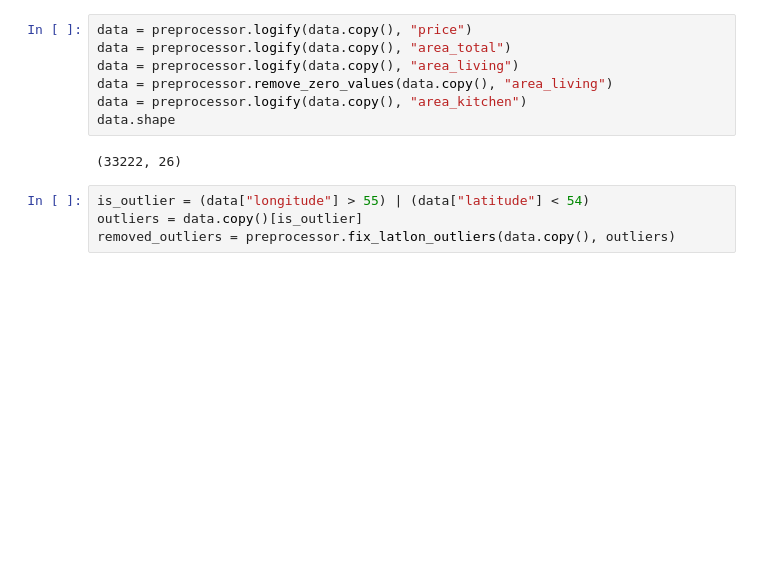
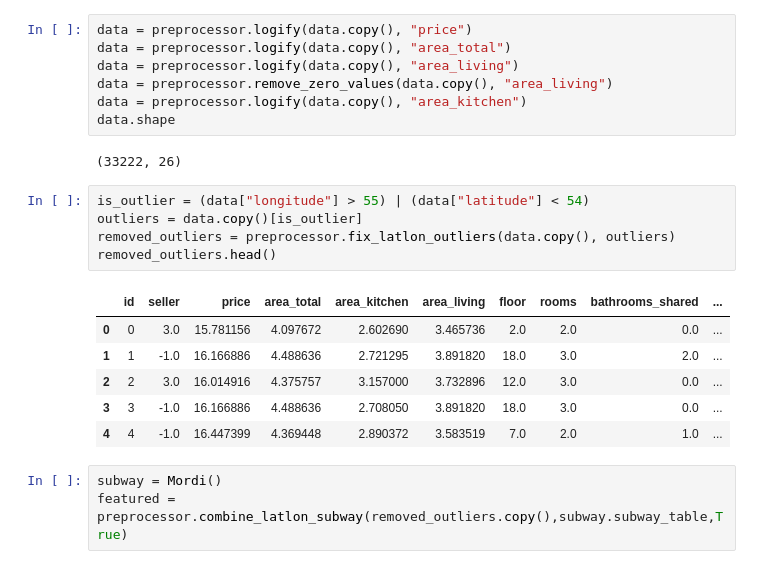
Before and after one commit to Olaussen/TDT4173_group69, a Jupyter notebook: src/testing_shitt.ipynb, the cells around one changed output. Saved outputs shown, nothing was run; the diff lists cells and outputs as text; blank space fills up the shorter version.

Commit message:
hospital and subway

```diff
--- a/src/testing_shitt.ipynb
+++ b/src/testing_shitt.ipynb
@@ -92,5 +88,16 @@ data.shape
 # %%
 is_outlier = (data["longitude"] > 55) | (data["latitude"] < 54)
 outliers = data.copy()[is_outlier]
 removed_outliers = preprocessor.fix_latlon_outliers(data.copy(), outliers)
+removed_outliers.head()
+# %% [output]
+|  | id | seller | price | area_total | area_kitchen | area_living | floor | rooms | bathrooms_shared | ... |
+| 0 | 0 | 3.0 | 15.781156 | 4.097672 | 2.602690 | 3.465736 | 2.0 | 2.0 | 0.0 | ... |
+| 1 | 1 | -1.0 | 16.166886 | 4.488636 | 2.721295 | 3.891820 | 18.0 | 3.0 | 2.0 | ... |
+| 2 | 2 | 3.0 | 16.014916 | 4.375757 | 3.157000 | 3.732896 | 12.0 | 3.0 | 0.0 | ... |
+| 3 | 3 | -1.0 | 16.166886 | 4.488636 | 2.708050 | 3.891820 | 18.0 | 3.0 | 0.0 | ... |
+| 4 | 4 | -1.0 | 16.447399 | 4.369448 | 2.890372 | 3.583519 | 7.0 | 2.0 | 1.0 | ... |
+# %%
+subway = Mordi()
+featured = preprocessor.combine_latlon_subway(removed_outliers.copy(),subway.subway_table,True)
 # %%
```
Also changed, not shown: parts of 7 cells of this notebook, 6 other files.
